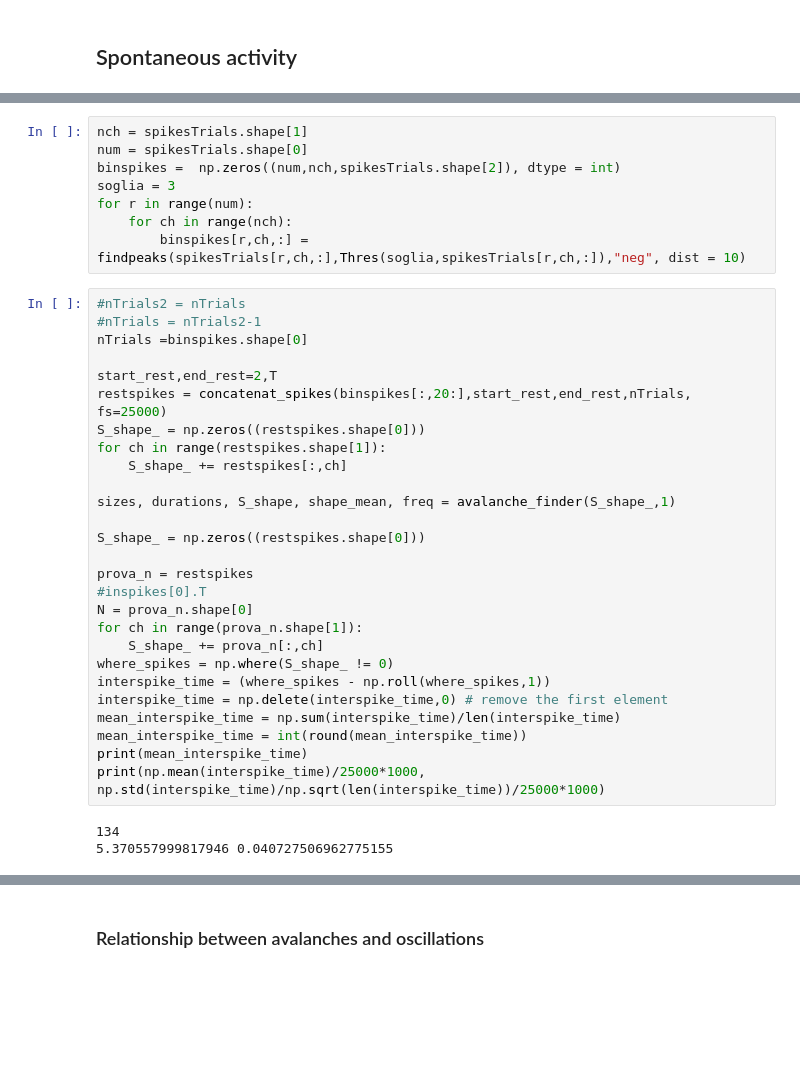
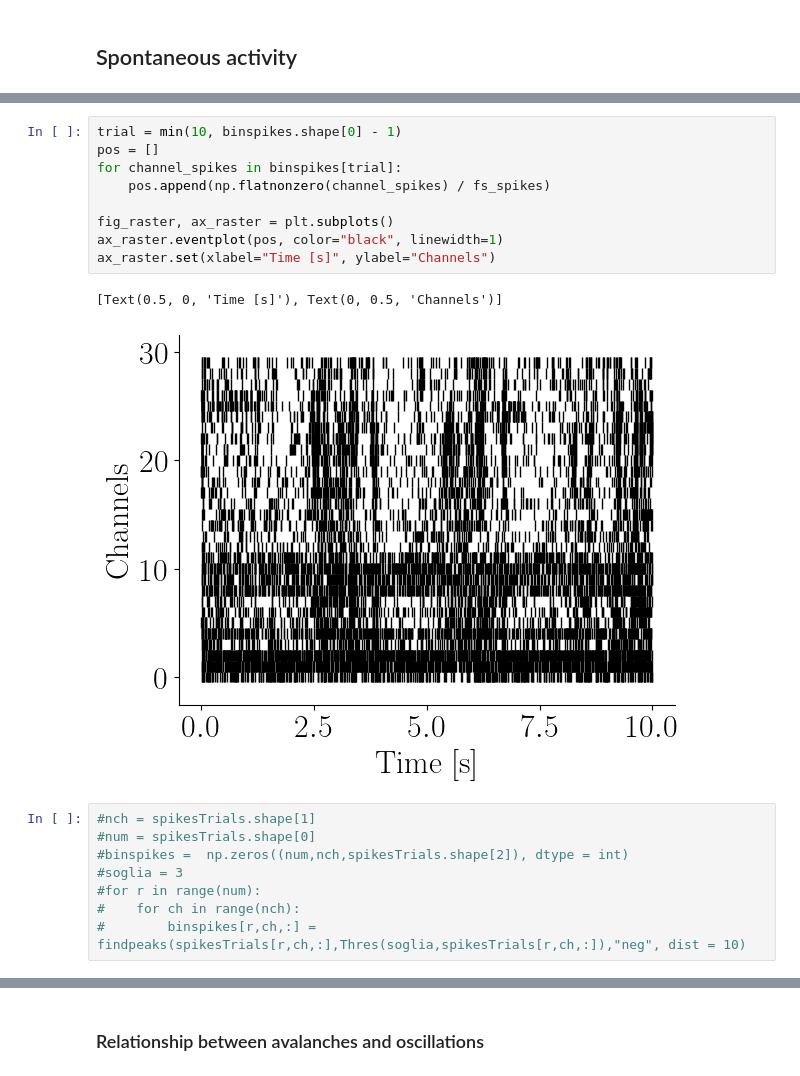
Before and after one commit to benedetta-mariani/Mariani_et_al_2026-Plos_Comp_Bio, a Jupyter notebook: Figure 3.ipynb, the cells around one changed output, grey strips where cells are left out. Drawn from its saved outputs; the diff is of its cells as text; blank space fills up the shorter version.

```diff
--- a/Figure 3.ipynb
+++ b/Figure 3.ipynb
@@ -211,38 +523,20 @@ plt.ylabel('Channels');
+# %%
+trial = min(10, binspikes.shape[0] - 1)
+pos = []
+for channel_spikes in binspikes[trial]:
+    pos.append(np.flatnonzero(channel_spikes) / fs_spikes)
+
+fig_raster, ax_raster = plt.subplots()
+ax_raster.eventplot(pos, color="black", linewidth=1)
+ax_raster.set(xlabel="Time [s]", ylabel="Channels")
+# %% [output]
+[Text(0.5, 0, 'Time [s]'), Text(0, 0.5, 'Channels')]
+[figure, added]
 # %%
-nch = spikesTrials.shape[1]
-num = spikesTrials.shape[0]
-binspikes =  np.zeros((num,nch,spikesTrials.shape[2]), dtype = int)
-soglia = 3
-for r in range(num):
-    for ch in range(nch):
-        binspikes[r,ch,:] = findpeaks(spikesTrials[r,ch,:],Thres(soglia,spikesTrials[r,ch,:]),"neg", dist = 10)
+#nch = spikesTrials.shape[1]
+#num = spikesTrials.shape[0]
+#binspikes =  np.zeros((num,nch,spikesTrials.shape[2]), dtype = int)
+#soglia = 3
+#for r in range(num):
+#    for ch in range(nch):
+#        binspikes[r,ch,:] = findpeaks(spikesTrials[r,ch,:],Thres(soglia,spikesTrials[r,ch,:]),"neg", dist = 10)
-# %%
-#nTrials2 = nTrials
-#nTrials = nTrials2-1
-nTrials =binspikes.shape[0]
-
-start_rest,end_rest=2,T
-restspikes = concatenat_spikes(binspikes[:,20:],start_rest,end_rest,nTrials, fs=25000)
-S_shape_ = np.zeros((restspikes.shape[0]))
-for ch in range(restspikes.shape[1]):
-    S_shape_ += restspikes[:,ch]
-
-sizes, durations, S_shape, shape_mean, freq = avalanche_finder(S_shape_,1)
-
-S_shape_ = np.zeros((restspikes.shape[0]))
-
-prova_n = restspikes
-#inspikes[0].T
-N = prova_n.shape[0]
-for ch in range(prova_n.shape[1]):
-    S_shape_ += prova_n[:,ch]
-where_spikes = np.where(S_shape_ != 0)
-interspike_time = (where_spikes - np.roll(where_spikes,1))
-interspike_time = np.delete(interspike_time,0) # remove the first element
-mean_interspike_time = np.sum(interspike_time)/len(interspike_time)
-mean_interspike_time = int(round(mean_interspike_time))
-print(mean_interspike_time)
-print(np.mean(interspike_time)/25000*1000, np.std(interspike_time)/np.sqrt(len(interspike_time))/25000*1000)
-# %% [output]
-134
-5.370557999817946 0.040727506962775155
```
Also changed, not shown: parts of 79 cells of this notebook, 1 other file.
